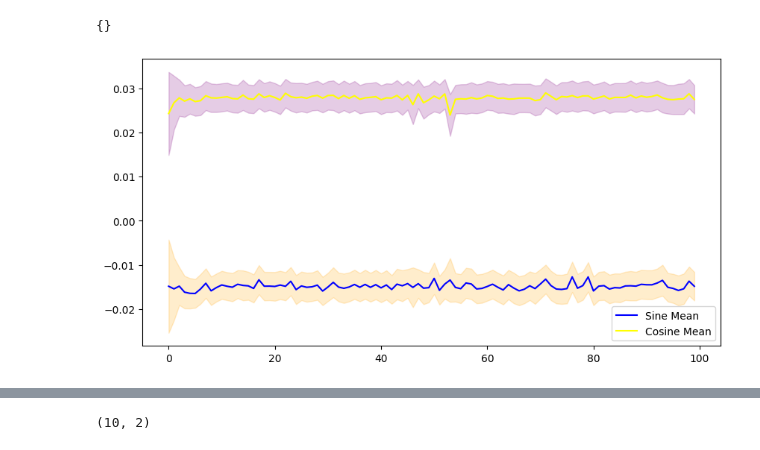
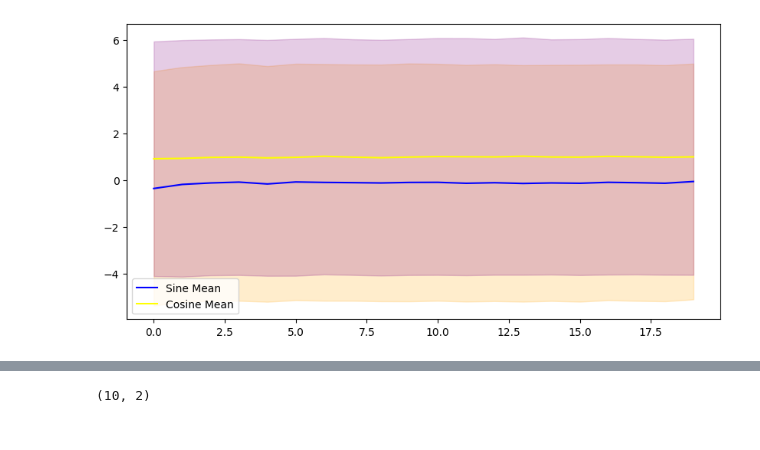
Before and after one commit to allshaks/eeg_llm, a Jupyter notebook: train_gpt_from_scratch.ipynb, the cells around one changed output, grey strips where cells are left out. Saved outputs shown, nothing was run; the diff lists cells and outputs as text; code cells hidden in the pictures.

```diff
--- a/train_gpt_from_scratch.ipynb
+++ b/train_gpt_from_scratch.ipynb
@@ -94,7 +95,7 @@ optim = Adam(model.parameters(), lr=1e-3)
 # store the params
 params_lst = []
 # Define the number of epochs
-num_epochs = 100
+num_epochs = 20
 
 # iterate over all epochs
 for epoch in range(num_epochs):
@@ -128,7 +129,10 @@ for epoch in range(num_epochs):
         )
 
         loss = outputs.loss
-        params = outputs.params
+        scale = outputs.scale
+        loc = outputs.loc
+
+        params = (scale * outputs.params[0] + loc, scale * outputs.params[1])
         epoch_params.append(params)
 
         # Backward pass
@@ -166,68 +169,64 @@ len(params_lst[0][0][0][0])
 # %%
-epoch_dict = np.full((len(params_lst),len(params_lst[0][0][0][0])), {})
+epoch_dict = np.array([
+    [{"mu_sine": 0, "sigma_sine": 0, "mu_cosine": 0, "sigma_cosine": 0}
+     for _ in range(len(params_lst[0][0][0][0]))]
+    for _ in range(len(params_lst))
+])
 num_batches = len(params_lst[0])
 
-print(epoch_dict[0,0])
 
 for i, epoch in enumerate(params_lst):
     #prediction_dict = np.full(len(params_lst[0][0][0][0]))
 
-    for batch in epoch:
+    for j, batch in enumerate(epoch):
         mean = batch[0]
         std_dev = batch[1]
 
-        for j in range(mean.size(1)):
-            params_dict = {
-                "mu_sine": 0,
-                "sigma_sine": 0,
-                "mu_cosine": 0,
-                "sigma_cosine": 0
-            }
+        for time_point in range(mean.size(1)):
 
-            mu_sine = mean[:, j, 0].detach().numpy()
-            sigma_sine = std_dev[:, j, 0].detach().numpy()
-            mu_cosine = mean[:, j, 1].detach().numpy()
-            sigma_cosine = std_dev[:, j, 1].detach().numpy()
 
-            params_dict["mu_sine"] += np.mean(mu_sine)
-            params_dict["sigma_sine"] += np.mean(sigma_sine)
-            params_dict["mu_cosine"] += np.mean(mu_cosine)
-            params_dict["sigma_cosine"] += np.mean(sigma_cosine)
+            mu_sine = mean[:, time_point, 0].detach().numpy()
+            sigma_sine = std_dev[:, time_point, 0].detach().numpy()
+            mu_cosine = mean[:, time_point, 1].detach().numpy()
+            sigma_cosine = std_dev[:, time_point, 1].detach().numpy()
 
-            epoch_dict[i,j] = params_dict
+            epoch_dict[i,time_point]["mu_sine"] += np.mean(mu_sine)
+            epoch_dict[i,time_point]["sigma_sine"] += np.mean(sigma_sine)
+            epoch_dict[i,time_point]["mu_cosine"] += np.mean(mu_cosine)
+            epoch_dict[i,time_point]["sigma_cosine"] += np.mean(sigma_cosine)
 
-    for j in range(len(epoch_dict[i])):
-        epoch_dict[i,j]["mu_sine"] /= num_batches
-        epoch_dict[i,j]["sigma_sine"] /= num_batches
-        epoch_dict[i,j]["mu_cosine"] /= num_batches
-        epoch_dict[i,j]["sigma_cosine"] /= num_batches
+    for time_point in range(len(epoch_dict[i])):
+        epoch_dict[i,time_point]["mu_sine"] /= num_batches
+        epoch_dict[i,time_point]["sigma_sine"] /= num_batches
+        epoch_dict[i,time_point]["mu_cosine"] /= num_batches
+        epoch_dict[i,time_point]["sigma_cosine"] /= num_batches
-# %% [output]
-{}
-# %%
-time_point = 5
-x = [i for i in range(num_epochs)]
-sine_mu_across_epochs = [epoch_dict[i][time_point]["mu_sine"] for i in range(num_epochs)]
-sine_sigma_across_epochs = [epoch_dict[i][time_point]["sigma_sine"] for i in range(num_epochs)]
-cosine_mu_across_epochs = [epoch_dict[i][time_point]["mu_cosine"] for i in range(num_epochs)]
-cosine_sigma_across_epochs = [epoch_dict[i][time_point]["sigma_cosine"] for i in range(num_epochs)]
+# %%
+epoch_df = pd.DataFrame(epoch_dict.tolist())
+# %%
+time_point = 9
+x_ep = [i for i in range(num_epochs)]
+sine_mu_across_epochs = epoch_df[time_point].apply(lambda x: x["mu_sine"]).values
+sine_sigma_across_epochs = epoch_df[time_point].apply(lambda x: x["sigma_sine"]).values
+cosine_mu_across_epochs = epoch_df[time_point].apply(lambda x: x["mu_cosine"]).values
+cosine_sigma_across_epochs = epoch_df[time_point].apply(lambda x: x["sigma_cosine"]).values
 # %%
 plt.figure(figsize=(10, 5))
-plt.plot(x, sine_mu_across_epochs, label="Sine Mean", color='blue')
-plt.plot(x, cosine_mu_across_epochs, label="Cosine Mean", color="yellow")
+plt.plot(x_ep, sine_mu_across_epochs, label="Sine Mean", color='blue')
+plt.plot(x_ep, cosine_mu_across_epochs, label="Cosine Mean", color="yellow")
 
-plt.fill_between(x,
+plt.fill_between(x_ep,
                  [m - s for m, s in zip(sine_mu_across_epochs, sine_sigma_across_epochs)],
                  [m + s for m, s in zip(sine_mu_across_epochs, sine_sigma_across_epochs)],
                 color='orange',
                 alpha=0.2,
 )
-plt.fill_between(x,
+plt.fill_between(x_ep,
                  [m - s for m, s in zip(cosine_mu_across_epochs, cosine_sigma_across_epochs)],
                  [m + s for m, s in zip(cosine_mu_across_epochs, cosine_sigma_across_epochs)],
                 color='purple',
                 alpha=0.2,
 )
 plt.legend()
 plt.show()
 # %% [output]
-[figure, old version]
+[figure, new version]
```
Also changed, not shown: parts of 10 cells of this notebook.
